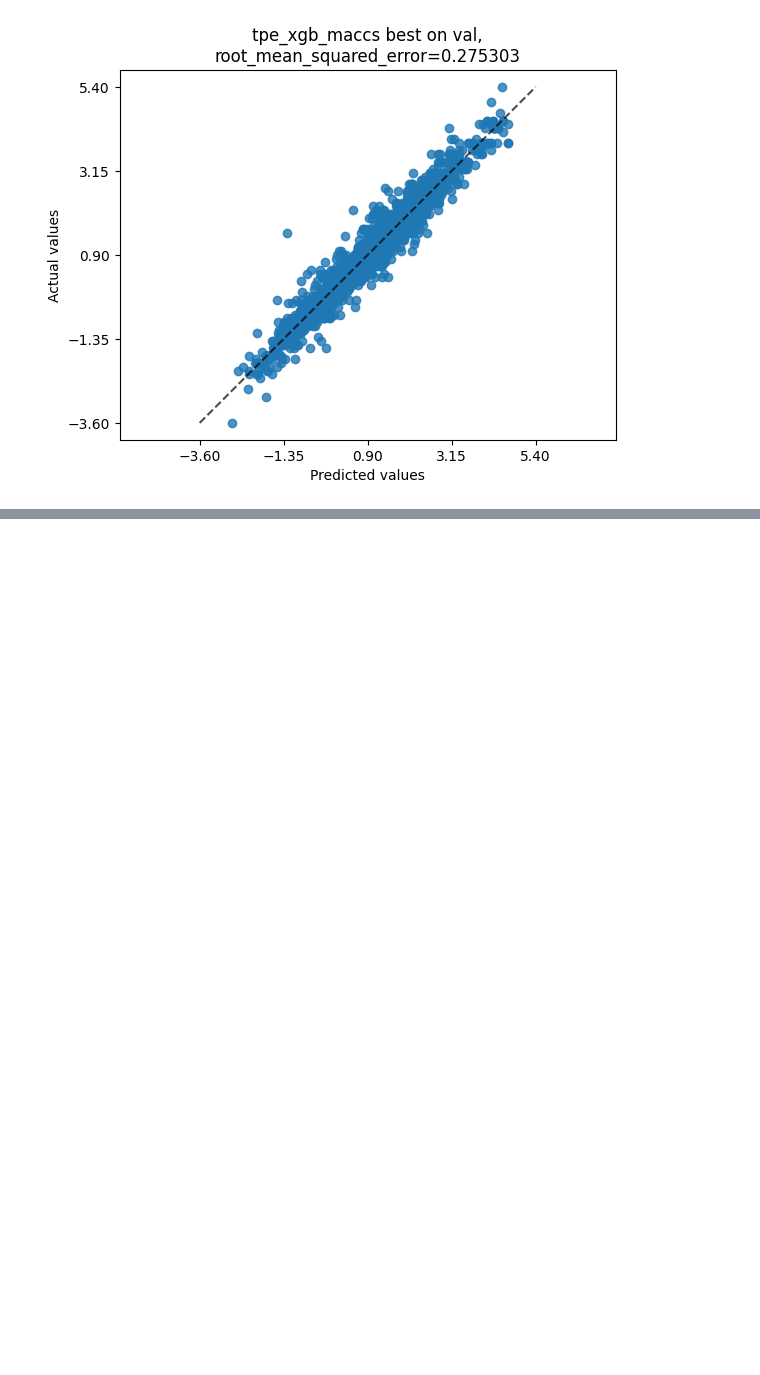
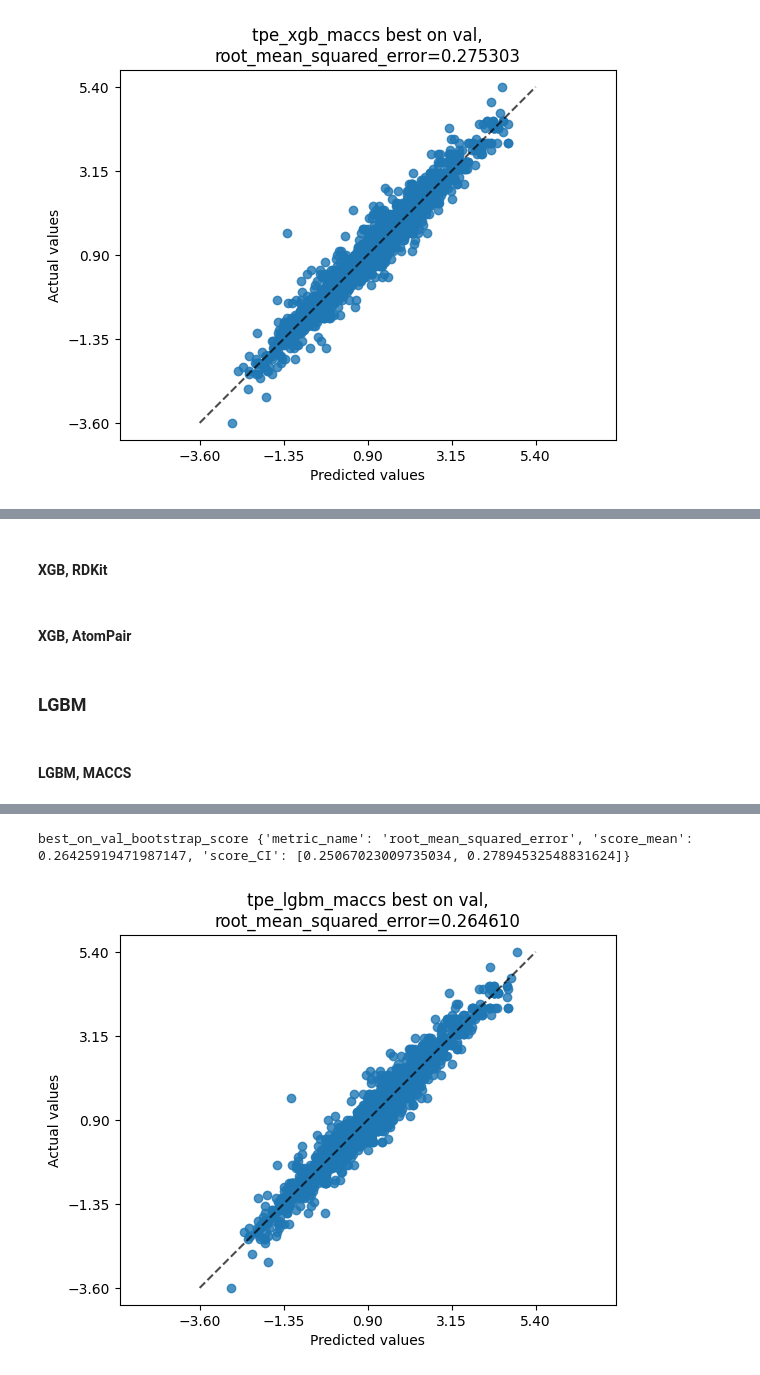
Before and after one commit to mvgolubev99/kaggle-chemical-structure-and-logp, a Jupyter notebook: interaction.ipynb, the cells around one changed output, grey strips where cells are left out. Cells and saved outputs as stored; diff of their text form; code cells hidden in the pictures; blank space fills up the shorter version.

```diff
--- a/interaction.ipynb
+++ b/interaction.ipynb
@@ -263,0 +295,2 @@ best_on_val_bootstrap_score {'metric_name': 'root_mean_squared_error', 'score_me
+# %% [markdown]
+#### XGB, RDKit
@@ -263,0 +301,2 @@ best_on_val_bootstrap_score {'metric_name': 'root_mean_squared_error', 'score_me
+# %% [markdown]
+#### XGB, AtomPair
@@ -263,0 +307,13 @@ best_on_val_bootstrap_score {'metric_name': 'root_mean_squared_error', 'score_me
+# %% [markdown]
+### LGBM
+# %% [markdown]
+#### LGBM, MACCS
+# %%
+with warnings.catch_warnings():
+    # lgbm creates column names for features
+    # even though no arrays or dataframes are passed as arguments to .fit() method
+    warnings.filterwarnings("ignore", category=UserWarning)
+
+    # TPE search with MACCS fingerprint on LGBM
+    exp = run_experiment_search_cv("./configs/tpe_lgbm_maccs.yaml")
+# %% [output]
@@ -263,0 +337,2 @@ best_on_val_bootstrap_score {'metric_name': 'root_mean_squared_error', 'score_me
+best_on_val_bootstrap_score {'metric_name': 'root_mean_squared_error', 'score_mean': 0.26425919471987147, 'score_CI': [0.25067023009735034, 0.27894532548831624]}
+[figure, added]
```
Also changed, not shown: parts of 10 cells of this notebook.
